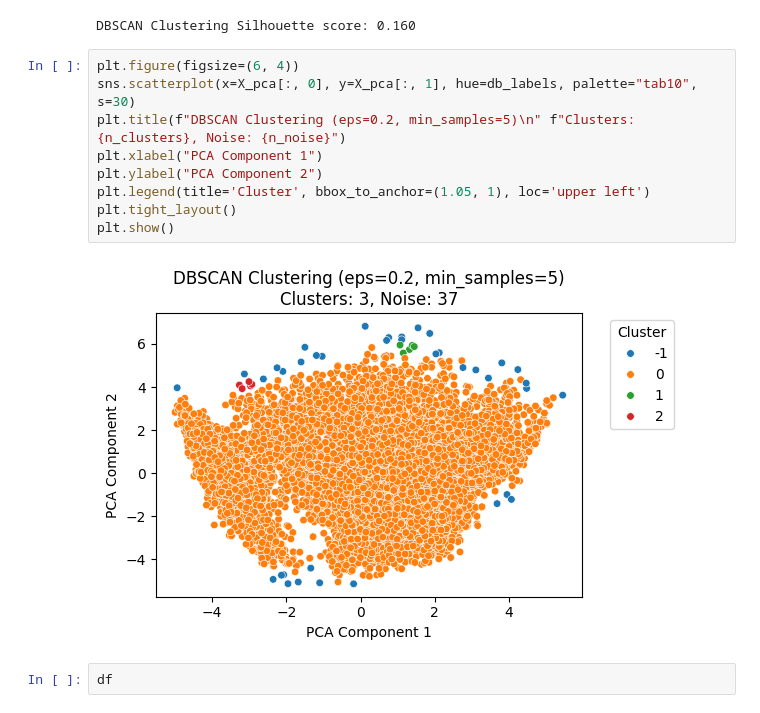
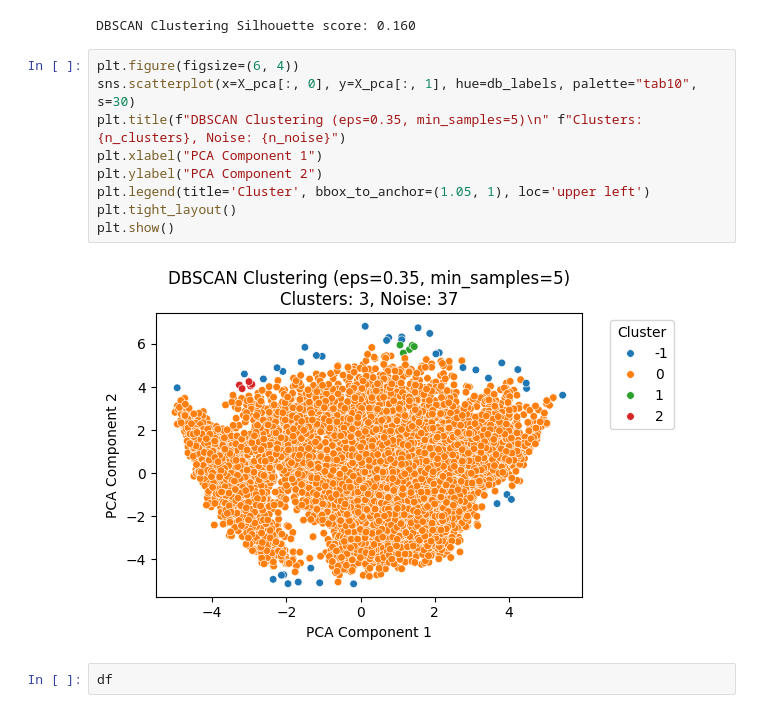
Before and after one commit to Sunmathi-A77/CreditCard-Clustering, a Jupyter notebook: creditcard.ipynb, the cells around one changed output. Saved outputs shown, nothing was run; the diff lists cells and outputs as text.

```diff
--- a/creditcard.ipynb
+++ b/creditcard.ipynb
@@ -388,14 +388,14 @@ DBSCAN Clustering Silhouette score: 0.160
 # %%
 plt.figure(figsize=(6, 4))
 sns.scatterplot(x=X_pca[:, 0], y=X_pca[:, 1], hue=db_labels, palette="tab10", s=30)
-plt.title(f"DBSCAN Clustering (eps=0.2, min_samples=5)\n" f"Clusters: {n_clusters}, Noise: {n_noise}")
+plt.title(f"DBSCAN Clustering (eps=0.35, min_samples=5)\n" f"Clusters: {n_clusters}, Noise: {n_noise}")
 plt.xlabel("PCA Component 1")
 plt.ylabel("PCA Component 2")
 plt.legend(title='Cluster', bbox_to_anchor=(1.05, 1), loc='upper left')
 plt.tight_layout()
 plt.show()
 # %% [output]
-[figure, old version]
+[figure, new version]
 # %%
 df
 # %% [output]
```
